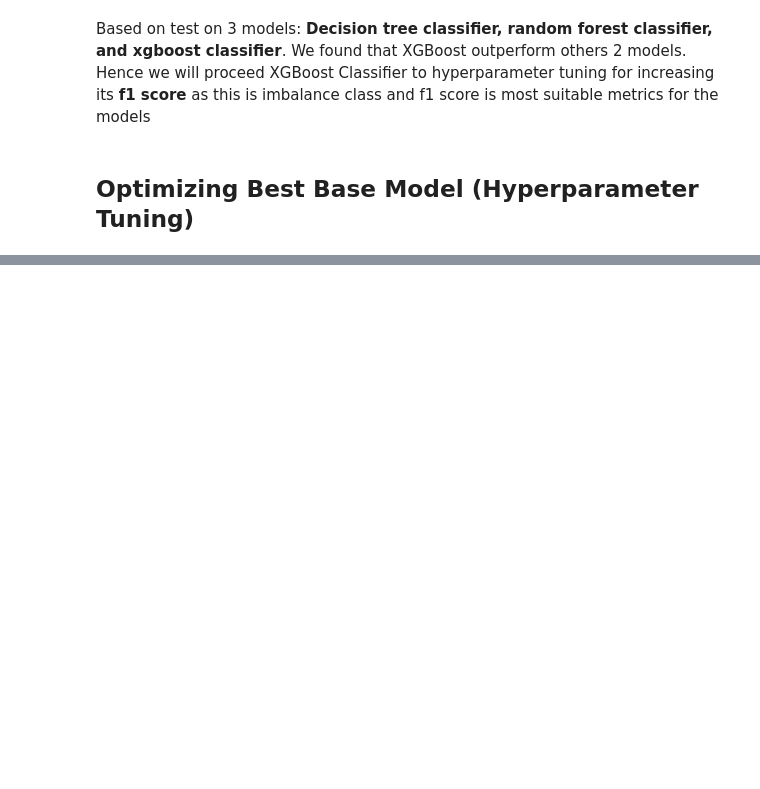
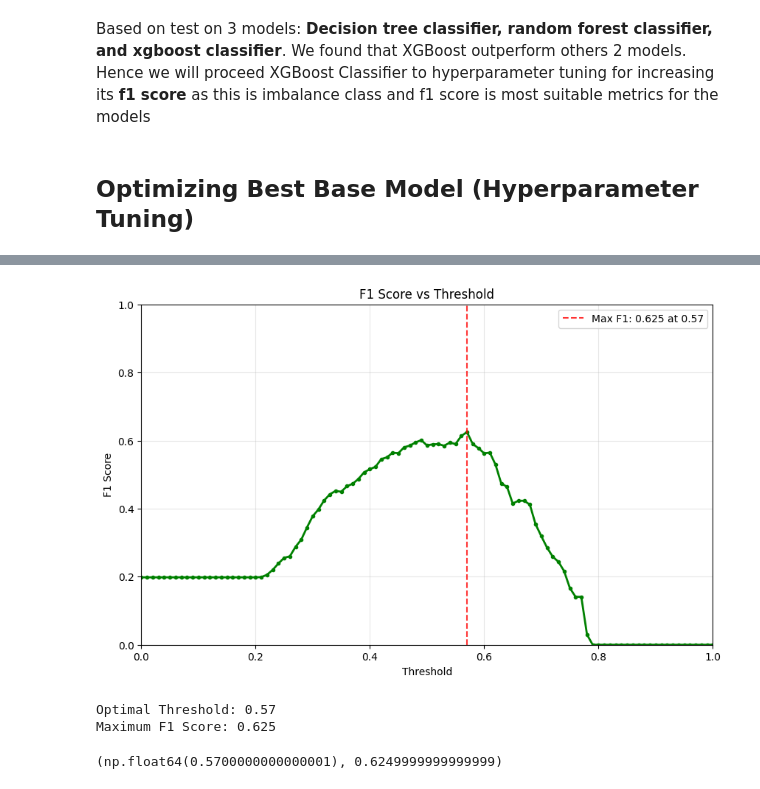
Before and after one commit to ihsannurfaqih/Bank-Marketing-Automation, a Jupyter notebook: src/notebook.ipynb, the cells around one changed output, grey strips where cells are left out. Saved outputs shown, nothing was run; the diff lists cells and outputs as text; code cells hidden in the pictures; blank space fills up the shorter version.

```diff
--- a/src/notebook.ipynb
+++ b/src/notebook.ipynb
@@ -571,0 +679,7 @@ Based on test on 3 models: **Decision tree classifier, random forest classifier,
+# %%
+find_optimal_f1_threshold(best_model, X_val.to_dict(orient='records'), y_val)
+# %% [output]
+[figure, added]
+Optimal Threshold: 0.57
+Maximum F1 Score: 0.625
+(np.float64(0.5700000000000001), 0.6249999999999999)
```
Also changed, not shown: parts of 11 cells of this notebook, 2 other files.
